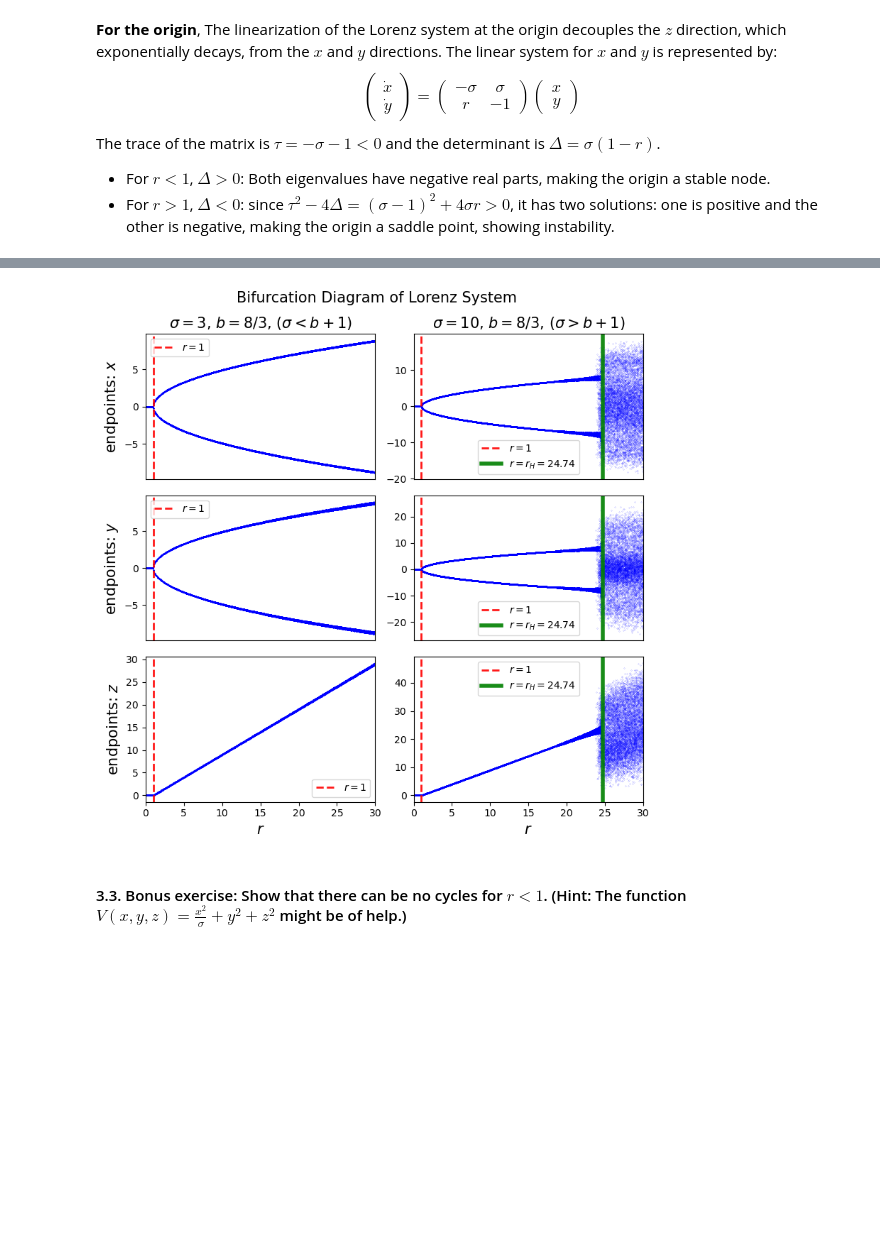
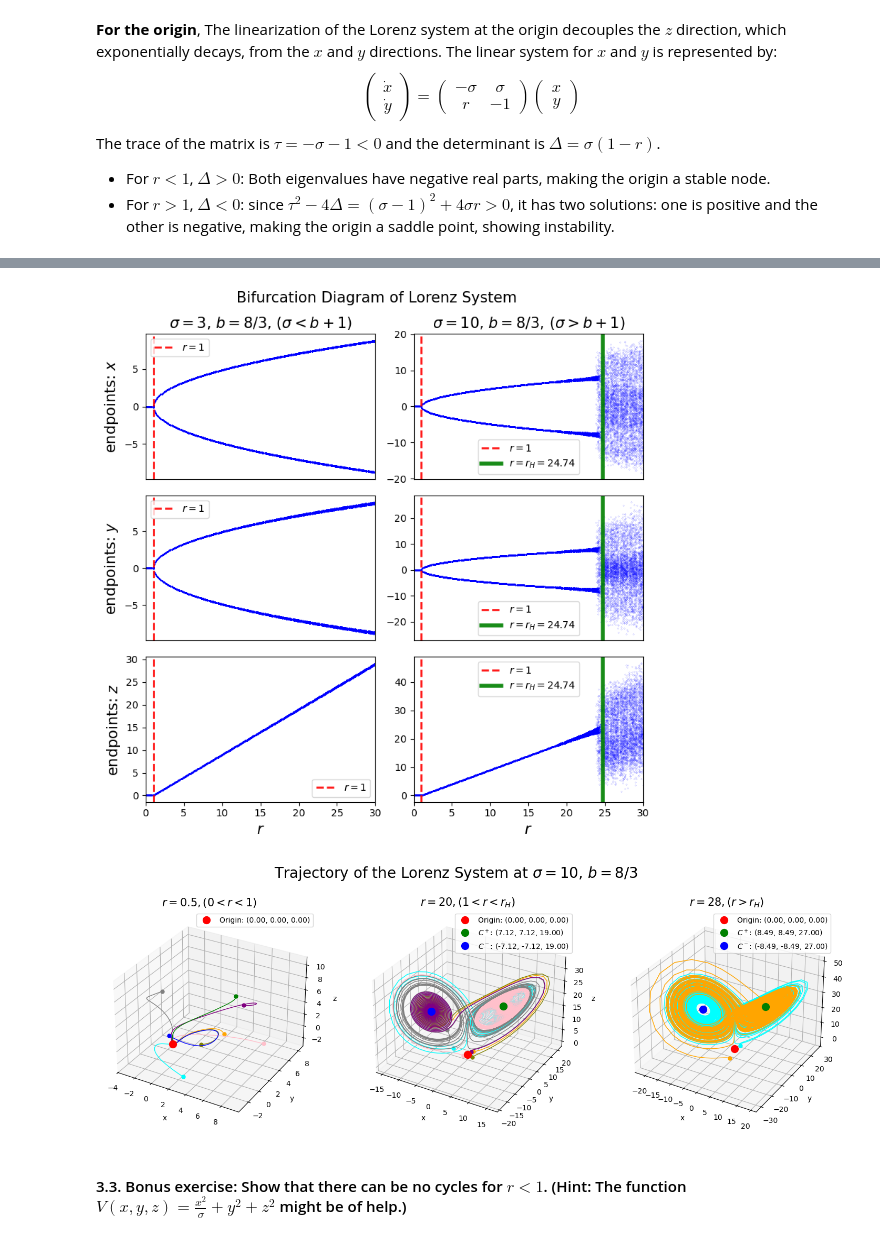
Before and after one commit to HeyuanChi/DSML_24ws, a Jupyter notebook: ex05/ex05.ipynb, the cells around one changed output, grey strips where cells are left out. Cells and saved outputs as stored; diff of their text form; code cells hidden in the pictures; blank space fills up the shorter version.

```diff
--- a/ex05/ex05.ipynb
+++ b/ex05/ex05.ipynb
@@ -160,8 +162,6 @@ state = {s: {} for s in sigma}
 state[sigma[0]]['r'], state[sigma[0]]['x'], state[sigma[0]]['y'], state[sigma[0]]['z'] = np.array(results_1).T
 state[sigma[1]]['r'], state[sigma[1]]['x'], state[sigma[1]]['y'], state[sigma[1]]['z'] = np.array(results_2).T
 # %%
-sigma = [3, 10]
-b = 8 / 3
 fig, axes = plt.subplots(3, 2, figsize=(8, 8))
 fig.suptitle('Bifurcation Diagram of Lorenz System', fontsize=15)
 for j, (_sigma, _state) in enumerate(state.items()):
@@ -183,7 +183,37 @@ for j, (_sigma, _state) in enumerate(state.items()):
         axes[i, j].legend()
 plt.tight_layout()
 # %% [output]
-[figure, old version]
+[figure, new version]
+# %%
+r_values = [0.5, 20, 28]
+n_values = [8, 6, 2]
+fixed_points = [[(0, 0, 0), (np.sqrt(b*(r-1)), np.sqrt(b*(r-1)), r-1), (-np.sqrt(b*(r-1)), -np.sqrt(b*(r-1)), r-1)] if r > 1 else [(0, 0, 0)] for r in r_values]
+fixed_points_name = ['Origin', r'$C^+$', r'$C^-$']
+colors = ['r', 'g', 'b', 'pink', 'purple', 'olive', 'gray', 'orange', 'cyan']
+titles = [rf'$r={r_values[0]},(0<r<1)$', rf'$r={r_values[1]},(1<r<r_H)$', rf'$r={r_values[2]},(r>r_H)$']
+fig = plt.figure(figsize=(18, 6))
+fig.suptitle(rf'Trajectory of the Lorenz System at $\sigma={sigma[1]}$, $b=8/3$', fontsize=20)
+for i, (n, r, fp) in enumerate(zip(n_values, r_values, fixed_points)):
+    t_span = [0, 100]
+    num_points = 5000
+    t_eval = np.linspace(t_span[0], t_span[1], num_points)
+    ax = fig.add_subplot(1, 3, i + 1, projection='3d')
+    for _ in range(n):
+        initial_state_chaos = np.random.randn(3) * 4
+        sol = solve_ivp(lorenz, t_span, initial_state_chaos, args=(r, sigma[1], b), t_eval=t_eval)
+        x, y, z = sol.y
+        ax.plot(x, y, z, lw=1, c=colors[-1-_])
+        ax.plot(x[0], y[0], z[0], 'o', c=colors[-1-_], markersize=5)
+    for j, p in enumerate(fp):
+        ax.plot(p[0], p[1], p[2], f'{colors[j]}o', markersize=10, label=f'{fixed_points_name[j]}: ({p[0]:.2f}, {p[1]:.2f}, {p[2]:.2f})')
+
+    ax.set_title(titles[i], fontsize=15)
+    ax.set_xlabel('x')
+    ax.set_ylabel('y')
+    ax.set_zlabel('z')
+    ax.legend()
+# %% [output]
+[figure, added]
 # %% [markdown]
 #### 3.3. Bonus exercise: Show that there can be no cycles for $ r < 1 $. (Hint: The function $ V(x, y, z) = \frac{x^2}{\sigma} + y^2 + z^2 $ might be of help.)
 # %% [markdown]
```
Also changed, not shown: parts of 6 cells of this notebook.
